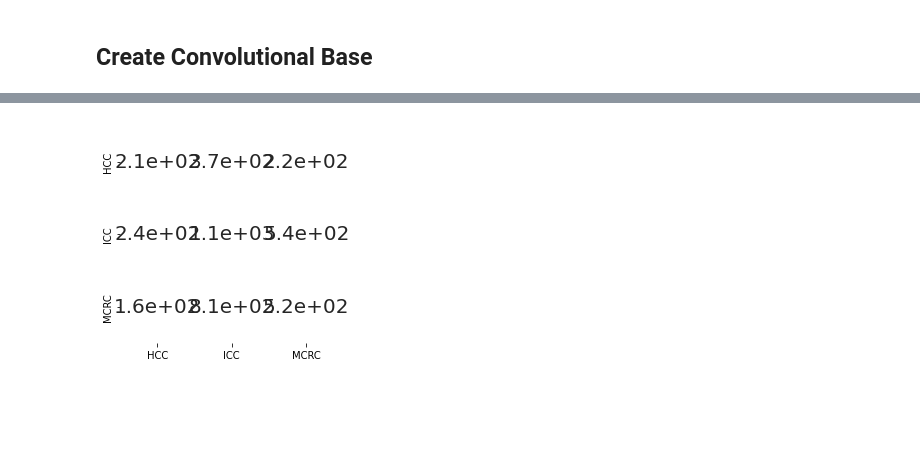
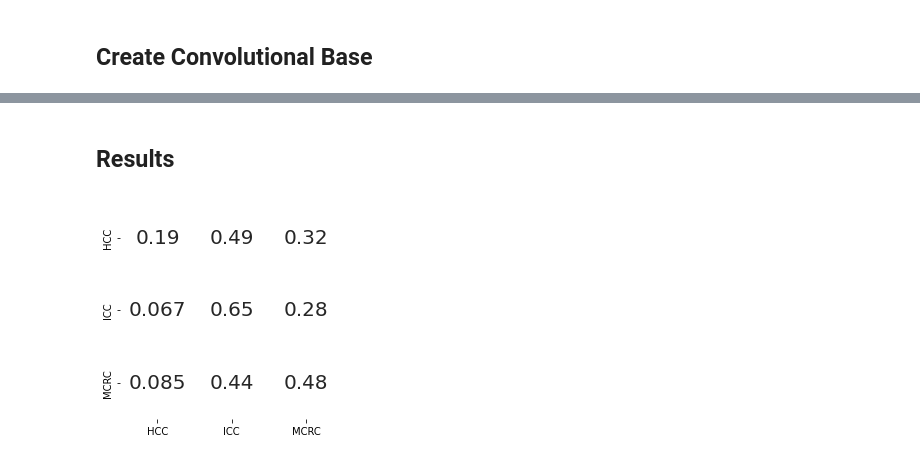
Before and after one commit to NickCheney/liver-cancer-classification, a Jupyter notebook: cnn_cancer_classification.ipynb, the cells around one changed output, grey strips where cells are left out. Drawn from its saved outputs; the diff is of its cells as text; code cells hidden in the pictures; blank space fills up the shorter version.

```diff
--- a/cnn_cancer_classification.ipynb
+++ b/cnn_cancer_classification.ipynb
@@ -280,26 +301,28 @@ print(test_acc)
-# %%
-from sklearn import metrics
-import seaborn as sns
-from matplotlib.colors import ListedColormap
-
-y_actual = test_labels.numpy().argmax(axis=1).astype(int)
-y_preds = model.predict(test_images).argmax(axis=1)
-
-confusion_matrix = metrics.confusion_matrix(y_actual, y_preds)
-#con_mat_norm = (con_mat.T / con_mat.sum(axis=1)).T
-
-conf_figure = pd.DataFrame(confusion_matrix, index = ['HCC', 'ICC', 'MCRC'], columns = ['HCC', 'ICC', 'MCRC'])
-
-
-plt.figure(figsize=(4,4))
-
-sns.heatmap(conf_figure,
-                cbar=False,
-                square=False,
-                annot=True,
-                annot_kws={"size": 20},
-                cmap=ListedColormap(['white']),
-                linewidths=0.5)
-plt.show()
-# %% [output]
-[figure, removed]
+# %% [markdown]
+## Results
+# %%
+from sklearn import metrics
+import seaborn as sns
+from matplotlib.colors import ListedColormap
+
+y_actual = test_labels.numpy().argmax(axis=1).astype(int)
+y_preds = model.predict(test_images).argmax(axis=1)
+
+confusion_matrix = metrics.confusion_matrix(y_actual, y_preds)
+con_mat_norm = (confusion_matrix.T / confusion_matrix.sum(axis=1)).T
+
+conf_figure = pd.DataFrame(con_mat_norm, index = ['HCC', 'ICC', 'MCRC'], columns = ['HCC', 'ICC', 'MCRC'])
+
+
+plt.figure(figsize=(4,4))
+
+sns.heatmap(conf_figure,
+                cbar=False,
+                square=False,
+                annot=True,
+                annot_kws={"size": 20},
+                cmap=ListedColormap(['white']),
+                linewidths=0.5)
+plt.show()
+# %% [output]
+[figure, added]
```
Also changed, not shown: parts of 9 cells of this notebook, 3 other files.
